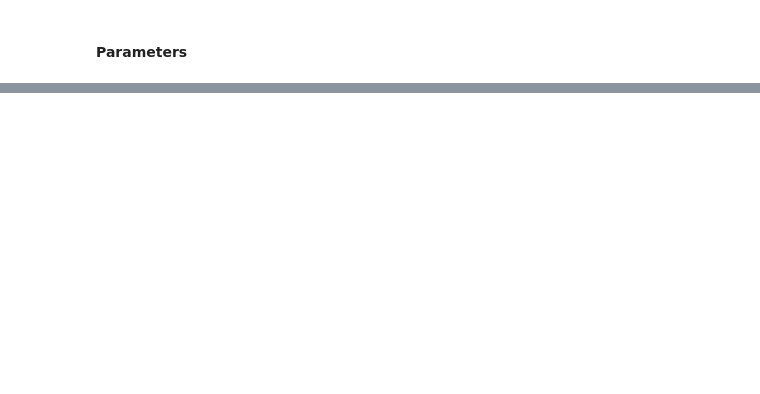
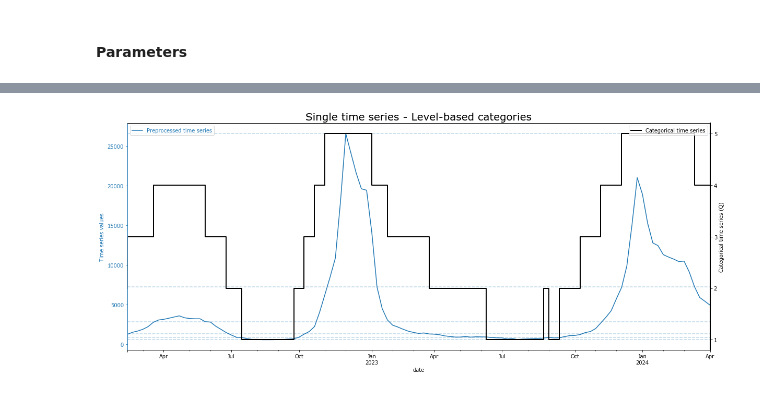
Before and after one commit to NSSAC/PEpiTA, a Jupyter notebook: workflow_notebook.ipynb, the cells around one changed output, grey strips where cells are left out. Cells and saved outputs as stored; diff of their text form; code cells hidden in the pictures; blank space fills up the shorter version.

```diff
--- a/workflow_notebook.ipynb
+++ b/workflow_notebook.ipynb
@@ -21,7 +21,7 @@ def printmd(string):
 # %% [markdown]
 #### Workflow
 # %%
-def single_ts_workflow(input_ts,workflow_type,freq,fill_method,smooth_window,cat_method,num_bins,win_size,custom_range=None,title=None):
+def single_ts_workflow(input_ts,workflow_type,freq,fill_method,smooth_window,cat_method,num_bins,win_size=None,custom_range=None,title=None):
     pp_ts = preprocess.fill_dates(input_ts,freq)
     pp_ts = preprocess.fill_values(pp_ts,fill_method)
     pp_ts = preprocess.smoothing(pp_ts,smooth_window)
@@ -266,0 +104,18 @@ input_ts
+# %%
+#qfct, cat_fct = forecast.fcast_example()
+loc='US'
+data_cutoff='2024-03-16'
+obs_date=pd.to_datetime(data_cutoff)
+
+fname='https://raw.githubusercontent.com/cdcepi/FluSight-forecast-hub/main/target-data/target-hospital-admissions.csv'
+df=pd.read_csv(fname,parse_dates=['date'])
+
+input_ts=df.pivot(index='date',columns='location',values='value')[loc].reset_index()
+input_ts.columns = ['date','value']
+# %%
+workflow_type = 'single'
+freq = 'W'
+fill_method = 'linear'
+smooth_window = 1
+cat_method = 'L-qcut'
+num_bins = 5
@@ -266,0 +138,3 @@ input_ts
+# %%
+single_ts_workflow(input_ts,workflow_type,freq,fill_method,smooth_window,cat_method,num_bins)
+# %% [output]
@@ -266,0 +147 @@ input_ts
+[figure, added]
```
Also changed, not shown: parts of 19 cells of this notebook, 1 other file.
